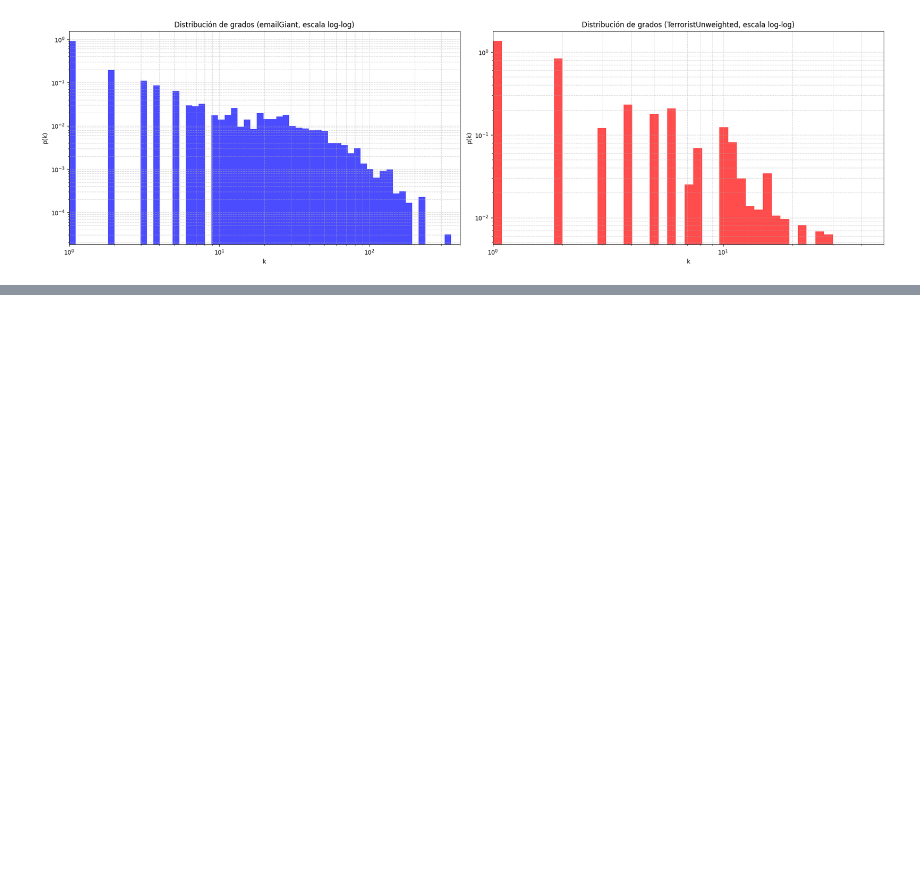
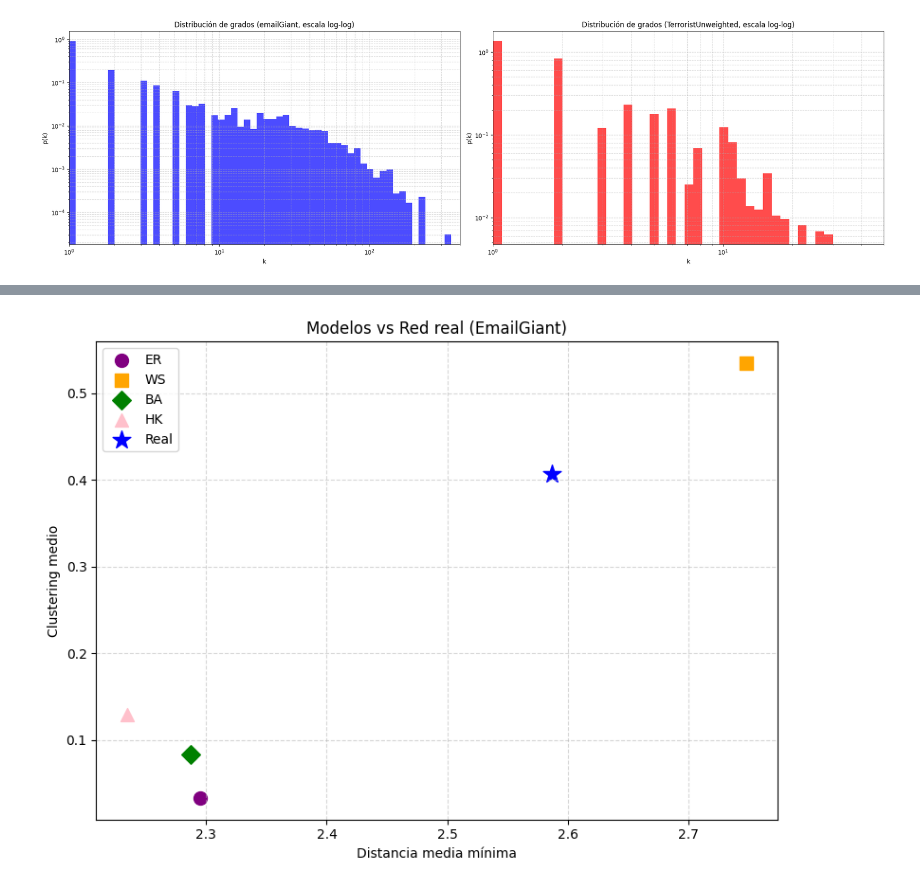
Before and after one commit to Grupo-12-DMCyT/Comparative-Analysis-in-Two-Human-Networks, a Jupyter notebook: DMCyT_sil_tutorial_Datasets_TP1_2025.ipynb, the cells around one changed output, grey strips where cells are left out. Cells and saved outputs as stored; diff of their text form; code cells hidden in the pictures; blank space fills up the shorter version.

```diff
--- a/DMCyT_sil_tutorial_Datasets_TP1_2025.ipynb
+++ b/DMCyT_sil_tutorial_Datasets_TP1_2025.ipynb
@@ -693,3 +703,36 @@ Distancia mínima media: 2.2345 ± 0.0042
+# %%
+# SIL scatterplot clustering y distancia emailgiant
+
+modelos = ['ER', 'WS', 'BA', 'HK']
+clustering_email = [0.0331, 0.5347, 0.0830, 0.1286]
+distancia_email = [2.2950, 2.7482, 2.2874, 2.2345]
+
+# Punto real
+clustering_real = 0.4071
+distancia_real = 2.5869
+
+# Colores y marcadores
+colores = ['purple', 'orange', 'green', 'pink']
+marcadores = ['o', 's', 'D', '^']
+
+plt.figure(figsize=(8, 6))
+
+# Puntos de los modelos
+for i in range(len(modelos)):
+    plt.scatter(distancia_email[i], clustering_email[i], label=modelos[i], color=colores[i], marker=marcadores[i], s=100)
+
+# Punto real
+plt.scatter(distancia_real, clustering_real, label='Real', color='blue', marker='*', s=200)
+
+plt.xlabel('Distancia media mínima')
+plt.ylabel('Clustering medio')
+plt.title('Modelos vs Red real (EmailGiant)')
+plt.grid(True, linestyle='--', alpha=0.5)
+plt.legend()
+plt.tight_layout()
+plt.show()
+# %% [output]
+[figure, added]
 # %%
 #SIL 4.b clustering y distancias TerroristUnweighted comparada con prototipos ER, WS, BA
 
```
Also changed, not shown: parts of 9 cells of this notebook.
